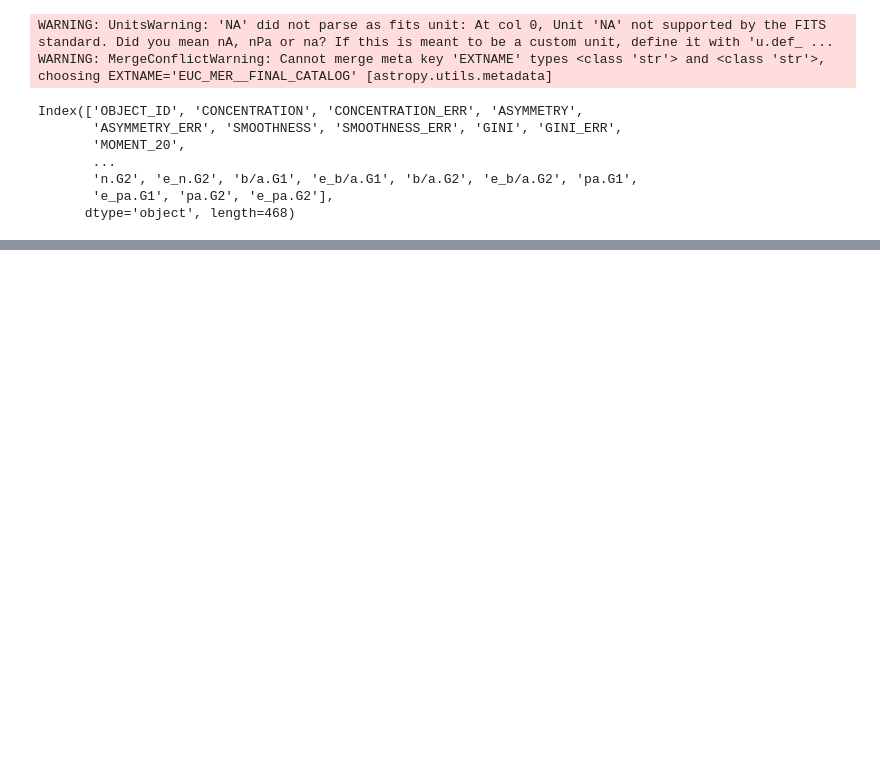
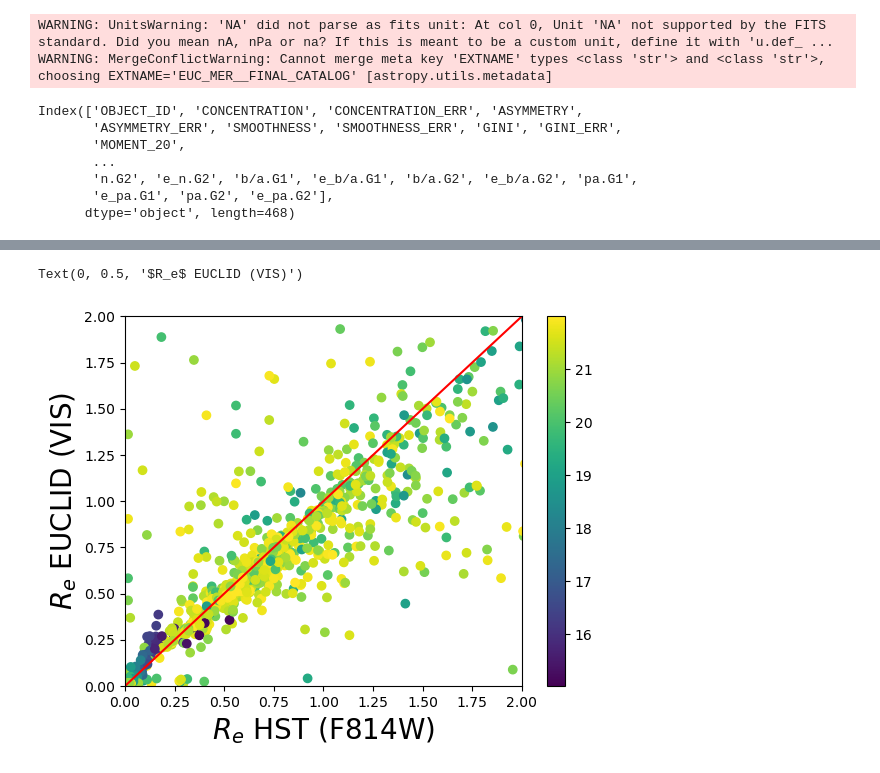
Before and after one commit to mhuertascompany/EC_Morphology_validation, a Jupyter notebook: COSMOS.ipynb, the cells around one changed output, grey strips where cells are left out. Saved outputs shown, nothing was run; the diff lists cells and outputs as text; code cells hidden in the pictures; blank space fills up the shorter version.

```diff
--- a/COSMOS.ipynb
+++ b/COSMOS.ipynb
@@ -65,0 +68,14 @@ plt.scatter(res_table_pandas['Re.G1'],res_table_pandas.SERSIC_SERSIC_RADIUS)
+# %%
+bright = res_table_pandas.query('MAG_STARGAL_SEP<22 and MAG_STARGAL_SEP>15')
+# %%
+
+plt.scatter(bright['Re.G1']*0.05,bright.SERSIC_SERSIC_RADIUS*0.1,c=bright.MAG_STARGAL_SEP)
+plt.colorbar()
+plt.xlim(0,2)
+plt.ylim(0,2)
+plt.plot(np.linspace(0,30),np.linspace(0,30),color='red')
+plt.xlabel('$R_e$ HST (F814W)',fontsize=20)
+plt.ylabel('$R_e$ EUCLID (VIS)',fontsize=20)
+# %% [output]
+Text(0, 0.5, '$R_e$ EUCLID (VIS)')
+[figure, added]
```
Also changed, not shown: parts of 5 cells of this notebook.
